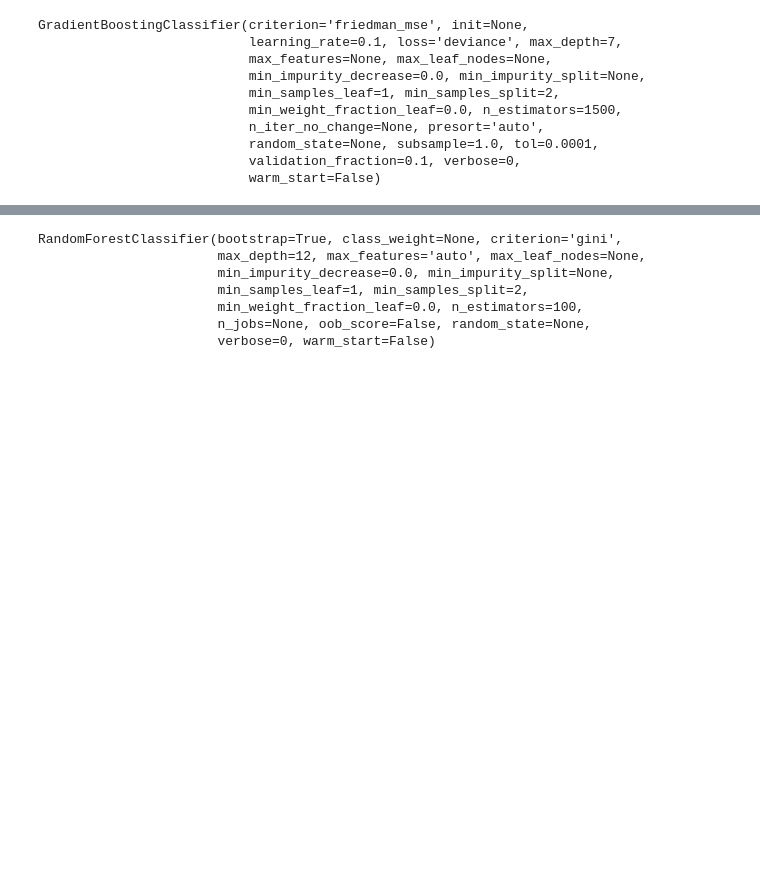
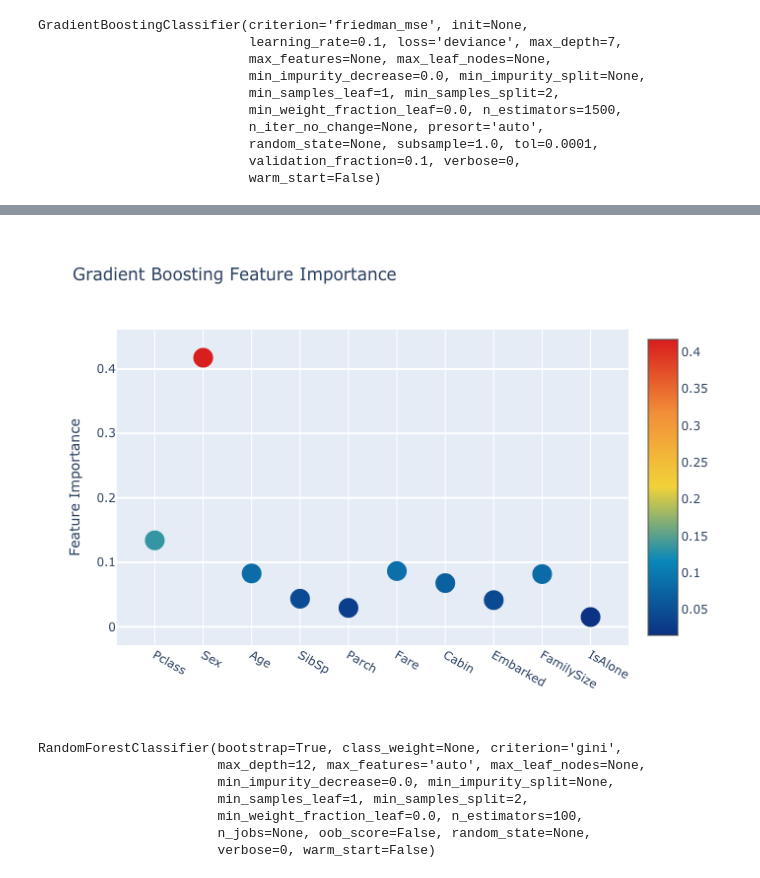
Before and after one commit to prerit2010/titanicSurvivalPrediction, a Jupyter notebook: model.ipynb, the cells around one changed output, grey strips where cells are left out. Saved outputs shown, nothing was run; the diff lists cells and outputs as text; code cells hidden in the pictures; blank space fills up the shorter version.

Commit message:
static images from plotly

```diff
--- a/model.ipynb
+++ b/model.ipynb
@@ -290,7 +292,7 @@ def plot_feature_importance(algorithm_name, feature_imp):
         autosize= True,
         title= algorithm_name + ' Feature Importance',
         hovermode= 'closest',
-        width=800, height=500,
+        width=800, height=100,
         yaxis=dict(
             title= 'Feature Importance',
             ticklen= 5,
@@ -299,7 +301,9 @@ def plot_feature_importance(algorithm_name, feature_imp):
         showlegend= False
     )
     fig = go.Figure(data=data, layout=layout)
-    py.iplot(fig,filename='scatter2010')
+    img_bytes = fig.to_image(format="png")
+    return img_bytes
 # %%
-plot_feature_importance("Gradient Boosting", gb_feature)
+img_bytes = plot_feature_importance("Gradient Boosting", gb_feature)
+Image(img_bytes)
 # %% [output]
@@ -307,3 +310,4 @@ plot_feature_importance("Gradient Boosting", gb_feature)
+[figure, added]
 # %%
 # clf = LogisticRegression()
 # clf = DecisionTreeClassifier(max_depth=6)
```
Also changed, not shown: parts of 5 cells of this notebook.
